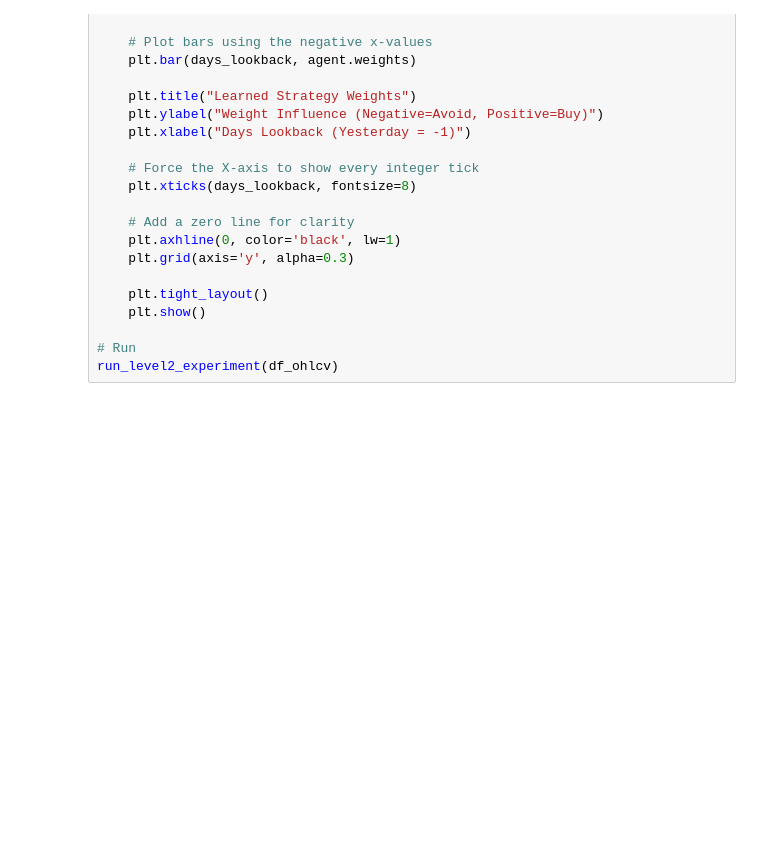
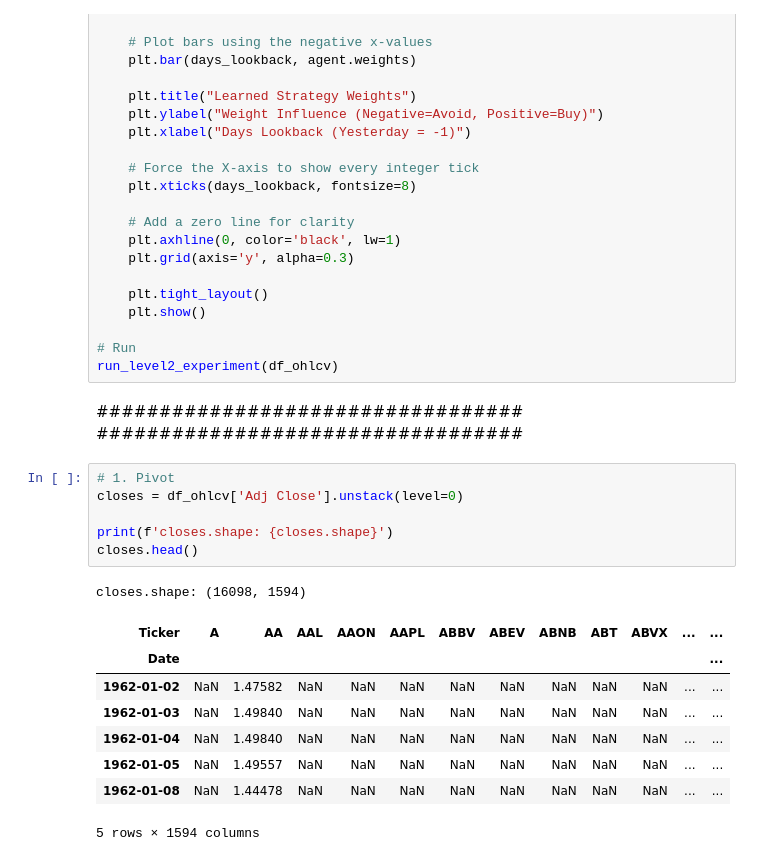
Before and after one commit to pympk/py311, a Jupyter notebook: stocks/notebooks_RLVR/RLVR_1.ipynb, the cells around one changed output. Saved outputs shown, nothing was run; the diff lists cells and outputs as text; blank space fills up the shorter version.

```diff
--- a/stocks/notebooks_RLVR/RLVR_1.ipynb
+++ b/stocks/notebooks_RLVR/RLVR_1.ipynb
@@ -256,3 +256,22 @@ def run_level2_experiment(df_ohlcv):
 
 # Run
 run_level2_experiment(df_ohlcv)
+# %% [markdown]
+##################################
+##################################
+# %%
+# 1. Pivot
+closes = df_ohlcv['Adj Close'].unstack(level=0)
+
+print(f'closes.shape: {closes.shape}')
+closes.head()
+# %% [output]
+closes.shape: (16098, 1594)
+| Ticker | A | AA | AAL | AAON | AAPL | ABBV | ABEV | ABNB | ABT | ABVX | ... | ... |
+| Date |  |  |  |  |  |  |  |  |  |  |  | ... |
+| 1962-01-02 | NaN | 1.47582 | NaN | NaN | NaN | NaN | NaN | NaN | NaN | NaN | ... | ... |
+| 1962-01-03 | NaN | 1.49840 | NaN | NaN | NaN | NaN | NaN | NaN | NaN | NaN | ... | ... |
+| 1962-01-04 | NaN | 1.49840 | NaN | NaN | NaN | NaN | NaN | NaN | NaN | NaN | ... | ... |
+| 1962-01-05 | NaN | 1.49557 | NaN | NaN | NaN | NaN | NaN | NaN | NaN | NaN | ... | ... |
+| 1962-01-08 | NaN | 1.44478 | NaN | NaN | NaN | NaN | NaN | NaN | NaN | NaN | ... | ... |
+5 rows × 1594 columns
```
Also changed, not shown: parts of 10 cells of this notebook, 41 other files.
